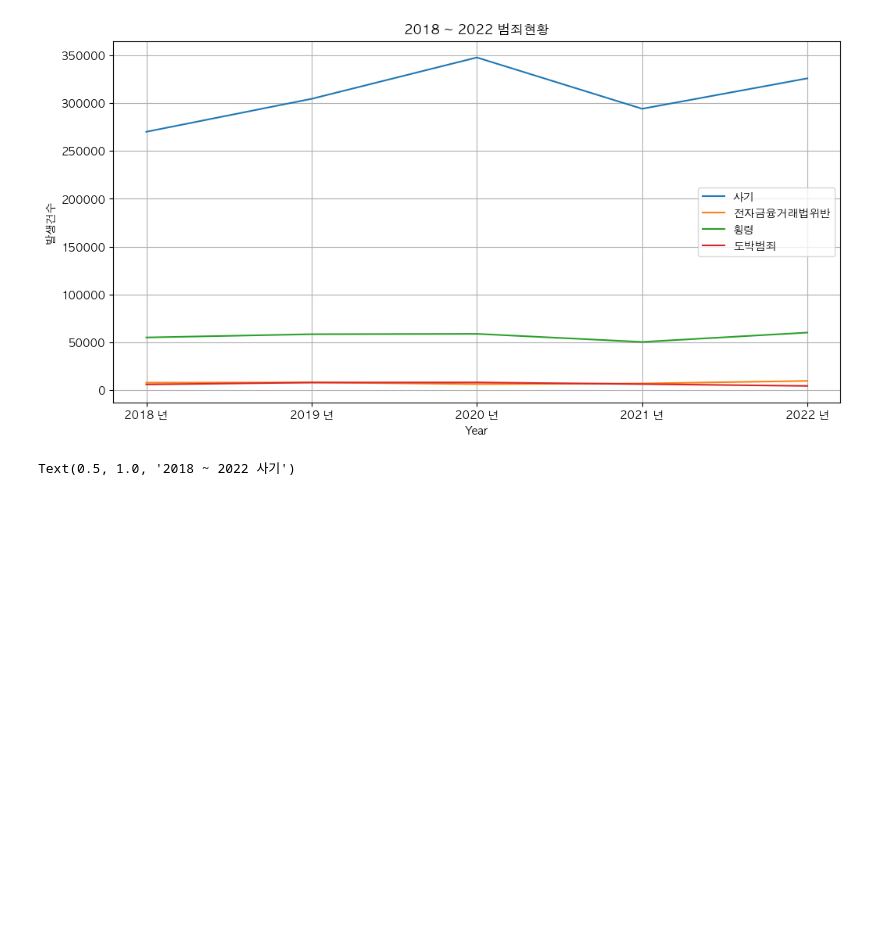
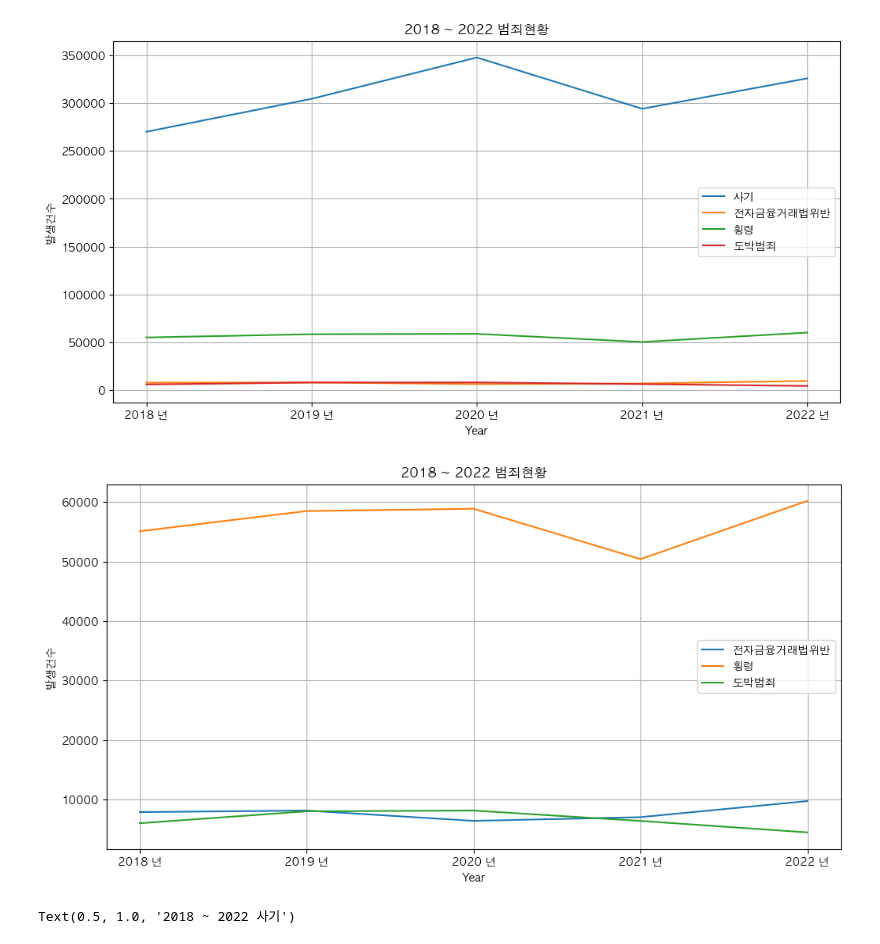
Before and after one commit to chan2-plc/data_police, a Jupyter notebook: 범죄통계 (1).ipynb, the cells around one changed output. Cells and saved outputs as stored; diff of their text form; code cells hidden in the pictures; blank space fills up the shorter version.

```diff
--- a/범죄통계 (1).ipynb
+++ b/범죄통계 (1).ipynb
@@ -245,6 +245,30 @@ plt.grid(True)
 plt.show()
 # %% [output]
 [figure]
+# %%
+# 사기 항목의 발생건수가 다른 3개의 항목에 비해 많이 높아 사기를 제외한 3개의 항목만 비교하기 위해 df_rows_type에서 사기를 삭제한 후 재그래프화
+df_rows_type = ['전자금융거래법위반', '횡령', '도박범죄']
+
+df_data = df.loc[(df_rows_type, df_columns), :]
+
+df_data = filtered_data.T
+
+# 연도 별 데이터를 정수로 변환
+for year in df_data.columns:
+    df_data[year] = pd.to_numeric(df_data[year], errors='coerce')
+
+plt.figure(figsize=(12, 6))
+for crime_type in df_rows_type:
+    plt.plot(df_data.index, df_data[crime_type], label=crime_type)
+
+plt.title('2018 ~ 2022 범죄현황')
+plt.xlabel('Year')
+plt.ylabel('발생건수')
+plt.legend()
+plt.grid(True)
+plt.show()
+# %% [output]
+[figure, added]
 # %%
 df_data['사기'].plot(kind = 'bar')
 plt.title('2018 ~ 2022 사기')
```
